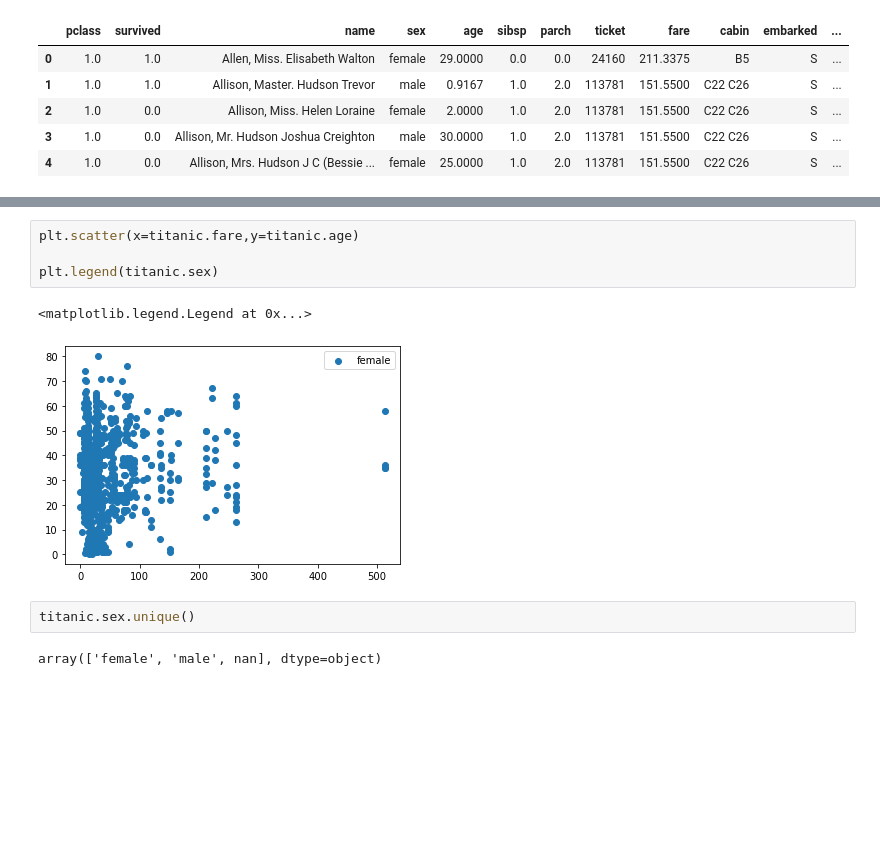
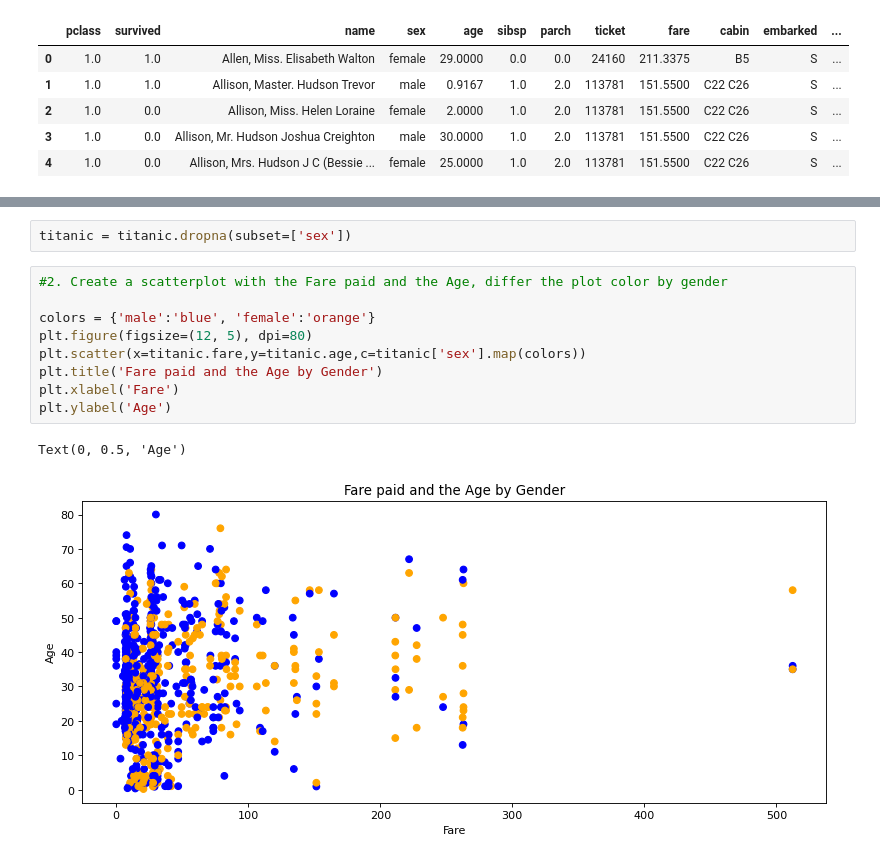
Before and after one commit to Varsha-Phanse/Ineuron-Assignments, a Jupyter notebook: Matplotlib assignment/matplotlib_assignment.ipynb, the cells around one changed output, grey strips where cells are left out. Cells and saved outputs as stored; diff of their text form; blank space fills up the shorter version.

```diff
--- a/Matplotlib assignment/matplotlib_assignment.ipynb
+++ b/Matplotlib assignment/matplotlib_assignment.ipynb
@@ -34,11 +63,14 @@ plt.pie((titanic['sex'].value_counts()),labels=('Male','Female'),autopct=make_au
-# %%
-plt.scatter(x=titanic.fare,y=titanic.age)
-
-plt.legend(titanic.sex)
-# %% [output]
-<matplotlib.legend.Legend at 0x...>
-[figure, removed]
 # %%
-titanic.sex.unique()
+titanic = titanic.dropna(subset=['sex'])
-# %% [output]
-array(['female', 'male', nan], dtype=object)
+# %%
+#2. Create a scatterplot with the Fare paid and the Age, differ the plot color by gender
+
+colors = {'male':'blue', 'female':'orange'}
+plt.figure(figsize=(12, 5), dpi=80)
+plt.scatter(x=titanic.fare,y=titanic.age,c=titanic['sex'].map(colors))
+plt.title('Fare paid and the Age by Gender')
+plt.xlabel('Fare')
+plt.ylabel('Age')
+# %% [output]
+Text(0, 0.5, 'Age')
+[figure, added]
```
Also changed, not shown: parts of 6 cells of this notebook.
